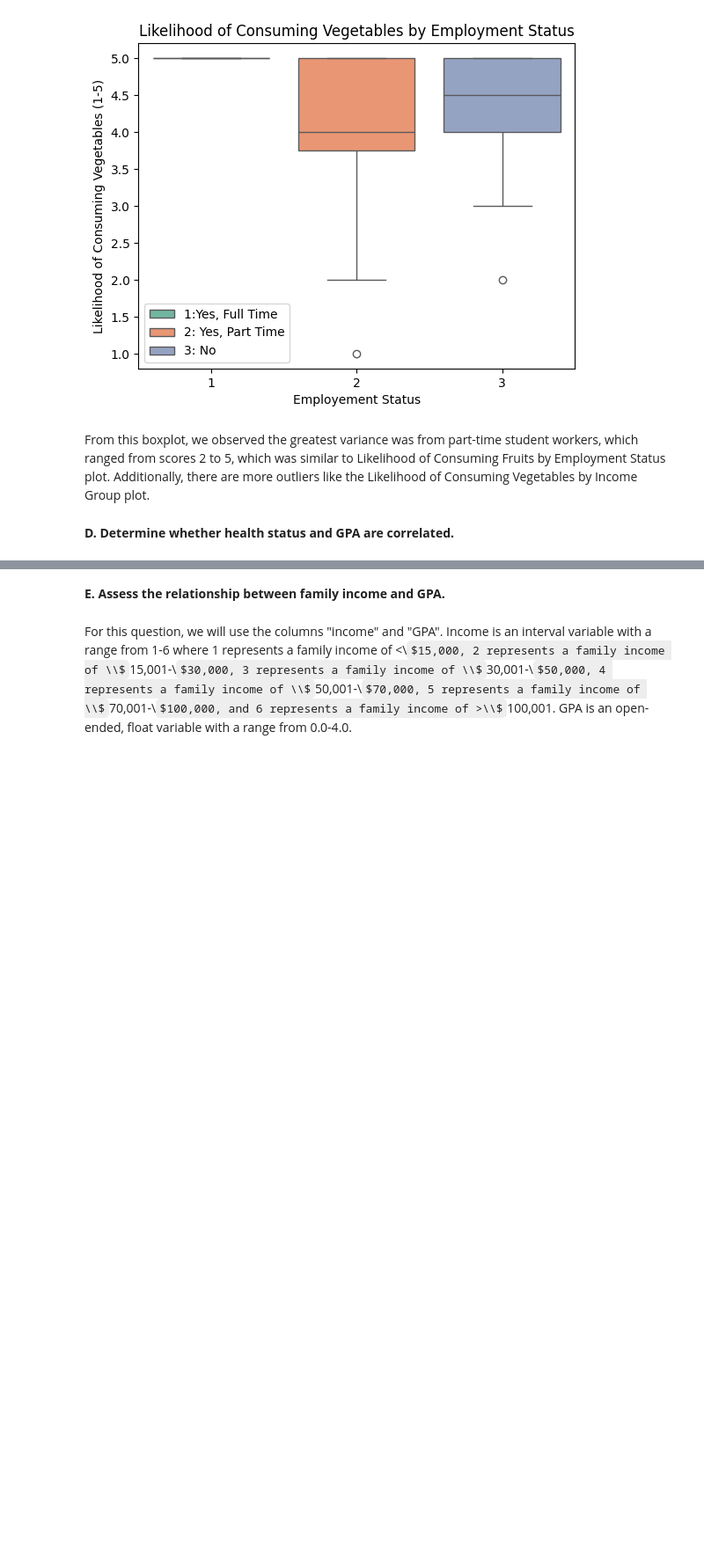
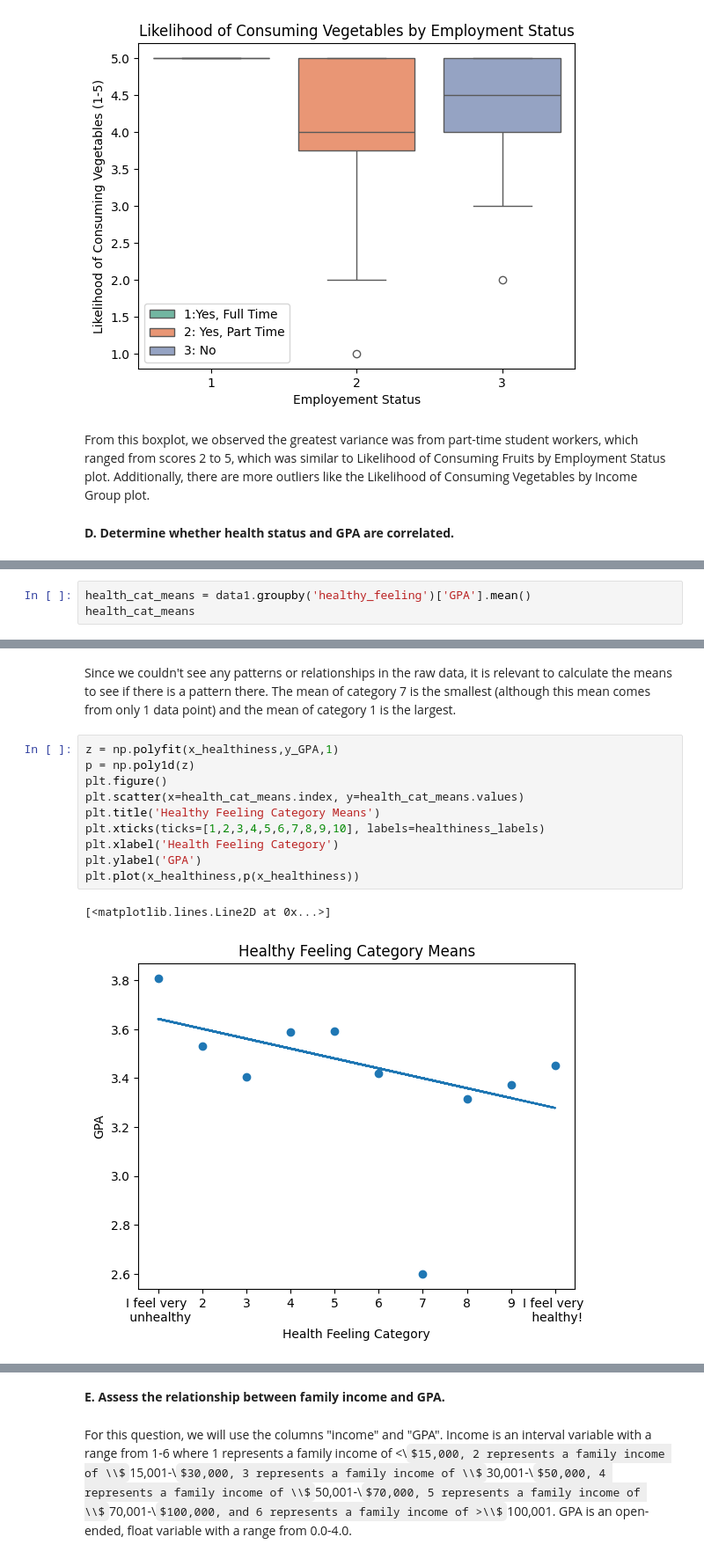
Before and after one commit to laur-park/dsci235-final-project, a Jupyter notebook: Diddi_Parker_Final_Project.ipynb, the cells around one changed output, grey strips where cells are left out. Shown at 88% size. Drawn from its saved outputs; the diff is of its cells as text; some formulas as TeX source; blank space fills up the shorter version.

```diff
--- a/Diddi_Parker_Final_Project.ipynb
+++ b/Diddi_Parker_Final_Project.ipynb
@@ -231,0 +272,3 @@ To quantify health status, we will be using the column health_feeling. Students
+# %%
+health_cat_means = data1.groupby('healthy_feeling')['GPA'].mean()
+health_cat_means
@@ -231,0 +289,15 @@ To quantify health status, we will be using the column health_feeling. Students
+# %% [markdown]
+Since we couldn't see any patterns or relationships in the raw data, it is relevant to calculate the means to see if there is a pattern there. The mean of category 7 is the smallest (although this mean comes from only 1 data point) and the mean of category 1 is the largest.
+# %%
+z = np.polyfit(x_healthiness,y_GPA,1)
+p = np.poly1d(z)
+plt.figure()
+plt.scatter(x=health_cat_means.index, y=health_cat_means.values)
+plt.title('Healthy Feeling Category Means')
+plt.xticks(ticks=[1,2,3,4,5,6,7,8,9,10], labels=healthiness_labels)
+plt.xlabel('Health Feeling Category')
+plt.ylabel('GPA')
+plt.plot(x_healthiness,p(x_healthiness))
+# %% [output]
+[<matplotlib.lines.Line2D at 0x...>]
+[figure, added]
```
Also changed, not shown: parts of 24 cells of this notebook.
